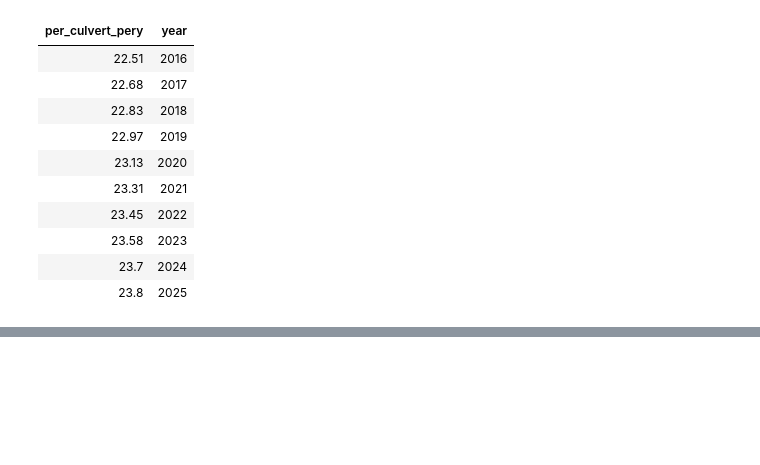
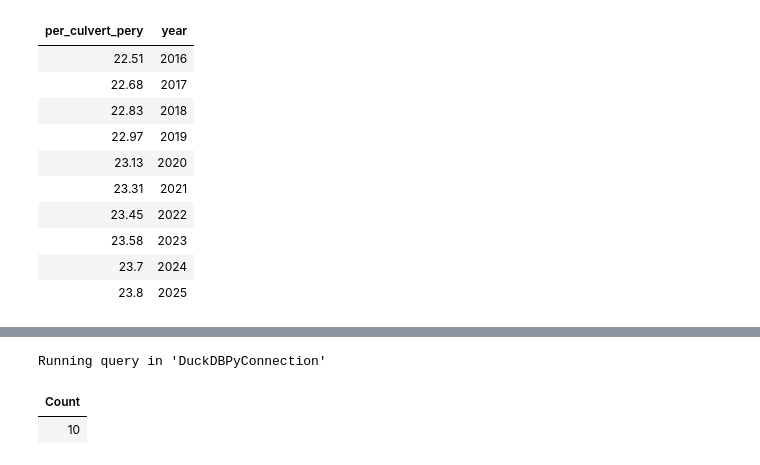
Before and after one commit to AHichem/bridge-deterioration-nbi, a Jupyter notebook: notebooks/02_sql_model.ipynb, the cells around one changed output, grey strips where cells are left out. Drawn from its saved outputs; the diff is of its cells as text; code cells hidden in the pictures; blank space fills up the shorter version.

```diff
--- a/notebooks/02_sql_model.ipynb
+++ b/notebooks/02_sql_model.ipynb
@@ -316,0 +405,24 @@ Running query in 'DuckDBPyConnection'
+# %%
+%%sql
+CREATE OR REPLACE TABLE dim_material(
+    material_code	VARCHAR,
+    material_label VARCHAR
+);
+
+INSERT INTO dim_material
+  (material_code, material_label)
+VALUES
+    ('1', 'Concrete'),
+    ('2', 'Concrete continuous'),
+    ('3', 'Steel'),
+    ('4', 'Steel continuous'),
+    ('5', 'Prestressed concrete'),
+    ('6', 'Prestressed concrete continuous'),
+    ('7', 'Wood or Timber'),
+    ('8', 'Masonry'),
+    ('9', 'Aluminum, Wrought Iron or Cast Iron'),
+    ('0', 'Other');
+# %% [output]
+Running query in 'DuckDBPyConnection'
+| Count |
+| 10 |
```
Also changed, not shown: parts of 6 cells of this notebook.
